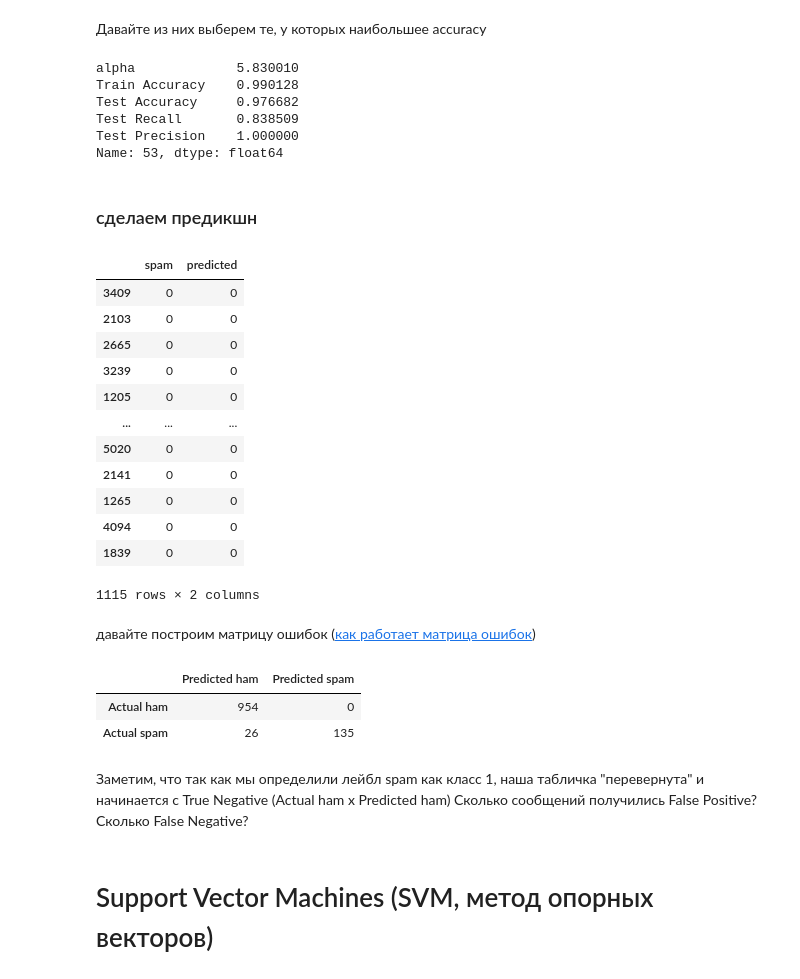
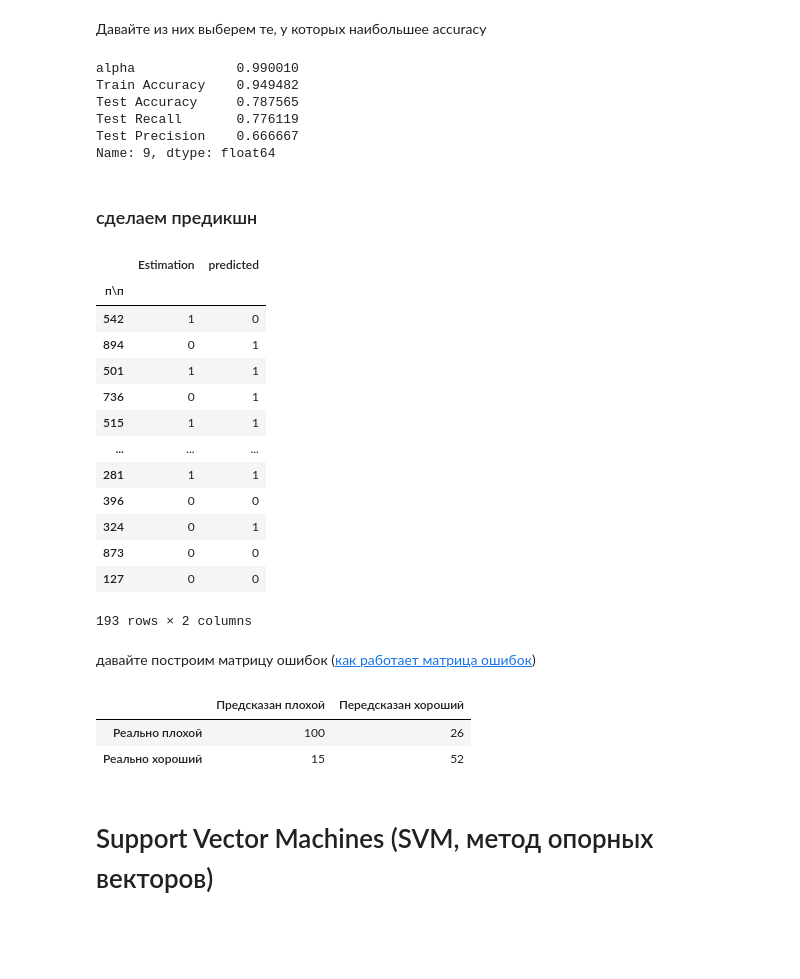
Before and after one commit to Svet-Bug/Projects, a Jupyter notebook: ProjectClassif.ipynb, the cells around one changed output. Drawn from its saved outputs; the diff is of its cells as text; code cells hidden in the pictures; blank space fills up the shorter version.

```diff
--- a/ProjectClassif.ipynb
+++ b/ProjectClassif.ipynb
@@ -365,0 +311,4 @@ data
+# %%
+DataRN["Estimation"]=DataRN["Estimation"].map({"GOOD":1,"BAD":0})
+
+DataRN
@@ -371,9 +337,9 @@ data
 - y_test -  кусочек датафрейма с текстами, на котором будем проверять, как алгоритм сработал
 # %%
 # новые переменные
-X_train, X_test, y_train, y_test = model_selection.train_test_split(X, data['spam'],
+X_train, X_test, y_train, y_test = model_selection.train_test_split(X, DataRN['Estimation'],
                                                                     test_size=0.2, random_state=50)
 
-# print(X_train.shape, X_test.shape)
+print(X_train.shape, X_test.shape)
 sum(y_test == 1)
 # %% [output]
@@ -477,59 +444,57 @@ models[models['Test Recall']>0.9].sort_values(by="Test Precision", ascending = F
 # %% [markdown]
 Давайте из них выберем те, у которых наибольшее accuracy
 # %%
-best_index = models[models['Test Precision']==1]['Test Accuracy'].idxmax()
+best_index = models[models['Test Precision']>=0.6]['Test Accuracy'].idxmax()
 
 models.iloc[best_index]
 # %% [output]
-alpha             5.830010
-Train Accuracy    0.990128
-Test Accuracy     0.976682
-Test Recall       0.838509
-Test Precision    1.000000
-Name: 53, dtype: float64
+alpha             0.990010
+Train Accuracy    0.949482
+Test Accuracy     0.787565
+Test Recall       0.776119
+Test Precision    0.666667
+Name: 9, dtype: float64
 # %% [markdown]
 ### сделаем предикшн
 # %%
-bayes = naive_bayes.MultinomialNB(alpha= 5.830010) # используем лучшую модель
+bayes = naive_bayes.MultinomialNB(alpha= 0.990010) # используем лучшую модель
 bayes.fit(X_train, y_train) # тренируем алгоритм на данных
 
 bayes.predict(X_test) # метод для предсказания
 
 # сделаем датафрейм с колонками для настоящего класса и для предсказанного
 
 new_df = pd.DataFrame(data = y_test)
 new_df["predicted"]=bayes.predict(X_test) # добавляем новую колонку с предсказаниями
 
 new_df
 # %% [output]
-|  | spam | predicted |
-| 3409 | 0 | 0 |
-| 2103 | 0 | 0 |
-| 2665 | 0 | 0 |
-| 3239 | 0 | 0 |
-| 1205 | 0 | 0 |
+|  | Estimation | predicted |
+| п\п |  |  |
+| 542 | 1 | 0 |
+| 894 | 0 | 1 |
+| 501 | 1 | 1 |
+| 736 | 0 | 1 |
+| 515 | 1 | 1 |
 | ... | ... | ... |
-| 5020 | 0 | 0 |
-| 2141 | 0 | 0 |
-| 1265 | 0 | 0 |
-| 4094 | 0 | 0 |
-| 1839 | 0 | 0 |
+| 281 | 1 | 1 |
+| 396 | 0 | 0 |
+| 324 | 0 | 1 |
+| 873 | 0 | 0 |
+| 127 | 0 | 0 |
-1115 rows × 2 columns
+193 rows × 2 columns
 # %% [markdown]
 давайте построим матрицу ошибок ([как работает матрица ошибок](https://en.wikipedia.org/wiki/Confusion_matrix))
 # %%
 m_confusion_test = metrics.confusion_matrix(y_test, bayes.predict(X_test))
 
 
-pd.DataFrame(data = m_confusion_test, columns = ['Predicted ham', 'Predicted spam'],
-            index = ['Actual ham', 'Actual spam'])
+pd.DataFrame(data = m_confusion_test, columns = ['Предсказан плохой', 'Передсказан хороший'],
+            index = ['Реально плохой', 'Реально хороший'])
 # %% [output]
-|  | Predicted ham | Predicted spam |
-| Actual ham | 954 | 0 |
-| Actual spam | 26 | 135 |
+|  | Предсказан плохой | Передсказан хороший |
+| Реально плохой | 100 | 26 |
+| Реально хороший | 15 | 52 |
-# %% [markdown]
-Заметим, что так как мы определили лейбл spam как класс 1, наша табличка "перевернута" и начинается с True Negative (Actual ham x Predicted ham)
-Сколько сообщений получились False Positive? Сколько False Negative?
 # %% [markdown]
 # Support Vector Machines (SVM, метод опорных векторов)
 # %% [markdown]
```
Also changed, not shown: parts of 37 cells of this notebook.
